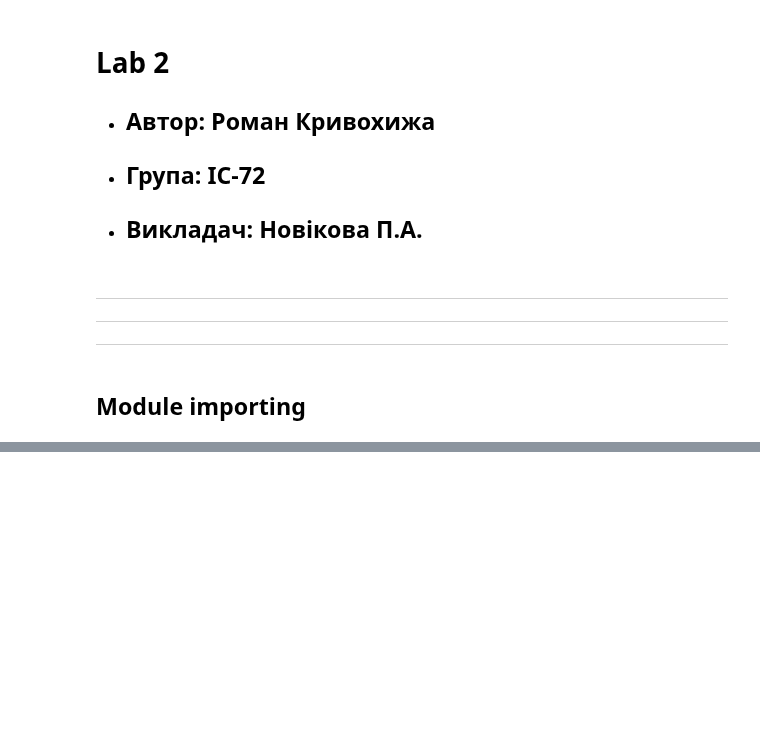
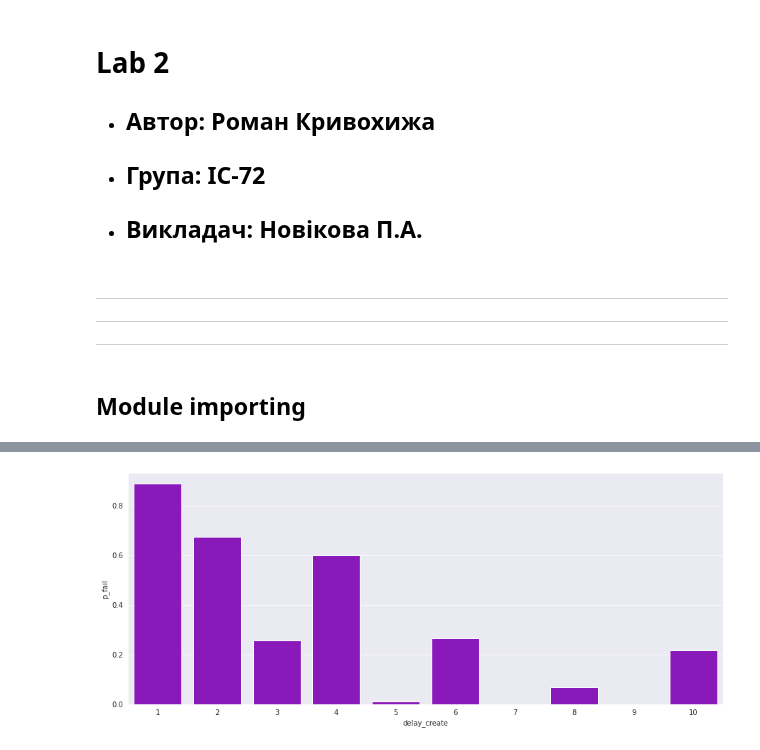
Before and after one commit to kryvokhyzha/examples-and-courses, a Jupyter notebook: System_Modeling/Lab2/imitation_algorithms.ipynb, the cells around one changed output, grey strips where cells are left out. Saved outputs shown, nothing was run; the diff lists cells and outputs as text; code cells hidden in the pictures; blank space fills up the shorter version.

```diff
--- a/System_Modeling/Lab2/imitation_algorithms.ipynb
+++ b/System_Modeling/Lab2/imitation_algorithms.ipynb
@@ -244,0 +349,11 @@ df
+# %%
+fig, ax = plt.subplots(1,1, figsize=(15,6))
+
+sns.barplot(x='delay_create', y='p_fail', data=df, ax=ax, color='darkviolet')
+
+ax.set_xlabel(u'delay_create')
+# ax.set_xlim(0, 200)
+ax.set_ylabel(u'p_fail')
+ax.set_title(u'');
+# %% [output]
+[figure, added]
```
Also changed, not shown: parts of 23 cells of this notebook, 1 other file.
